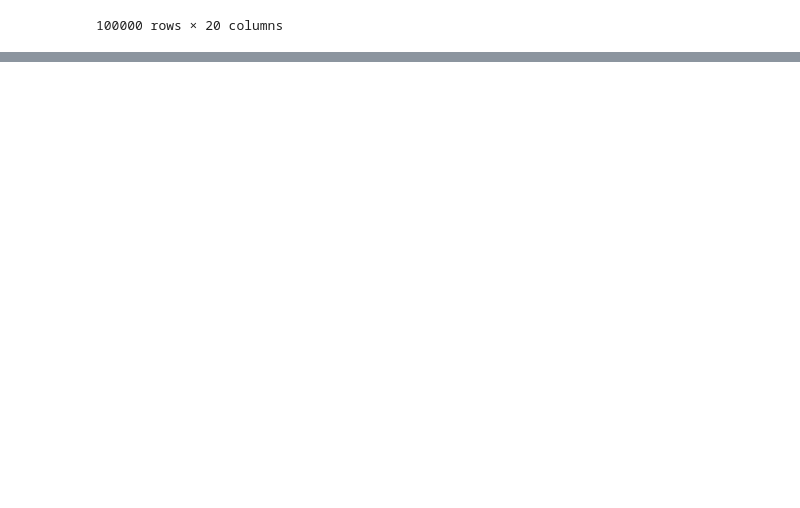
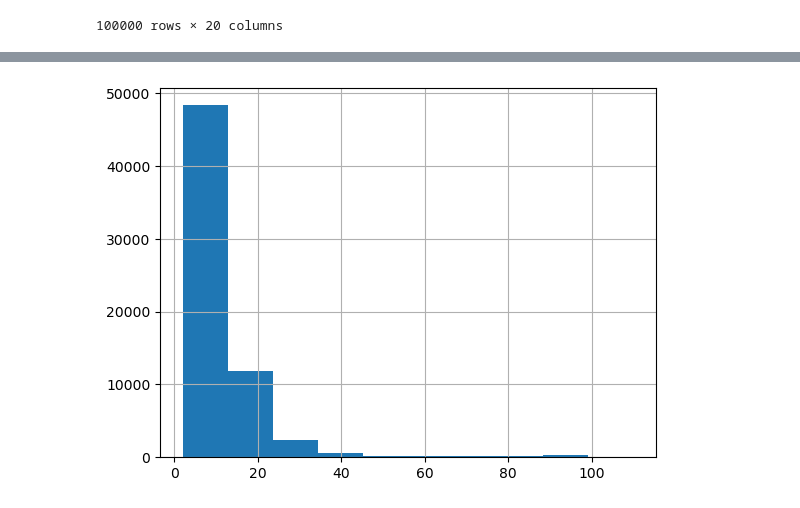
Before and after one commit to carterjh7/sturdyzwei, a Jupyter notebook: FlamingParticles.ipynb, the cells around one changed output, grey strips where cells are left out. Drawn from its saved outputs; the diff is of its cells as text; code cells hidden in the pictures; blank space fills up the shorter version.

```diff
--- a/FlamingParticles.ipynb
+++ b/FlamingParticles.ipynb
@@ -39,6 +39,9 @@ data.describe()
 | 75% | 148864.000000 | 4.972217e+08 | 20.417300 | 3.473032 | 3.411145 | 9.631530 | 9.397340 | 1.383780 | 1.530945 | 1.000000 | 10.052200 | ... |
 | max | 149294.000000 | 1.776807e+09 | 3384.430000 | 593.661000 | 385.344000 | 3309.590000 | 707.759000 | 2.566250 | 3.141570 | 1.000000 | 4346.030000 | ... |
 # %%
-filtered_data = data[data['Q1'] != data['Q2']]
-filtered_data
+data["E_lab"] = data["E1"] + data["E2"]
+data["px_lab"] = data["px1 "] + data["px2"]
+data["py_lab"] = data["py1"] + data["py2"]
+data["pz_lab"] = data["pz1"] + data["pz2"]
+data["inMass"] = (data["E_lab"]**2 - (data["px_lab"]**2 + data["py_lab"]**2 + data["pz_lab"]**2))**0.5
 # %% [output]
@@ -57,0 +60,8 @@ filtered_data
+# %%
+import matplotlib.pyplot as plt
+
+filter_data = data[data["Q1"] != data["Q2"]]
+plt.hist(filter_data["inMass"])
+plt.grid()
+# %% [output]
+[figure, added]
```
Also changed, not shown: parts of 1 cell of this notebook.
